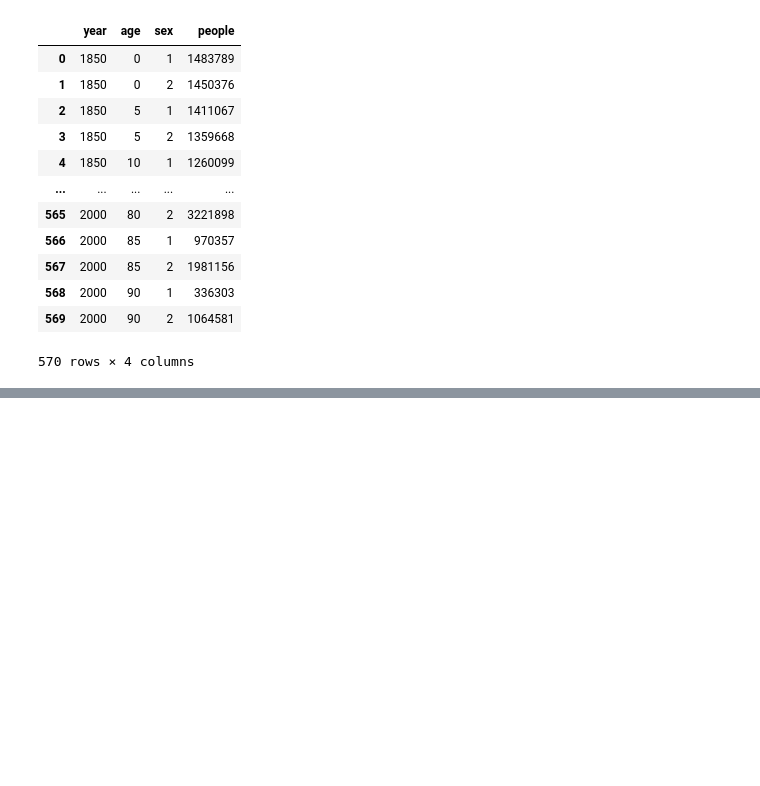
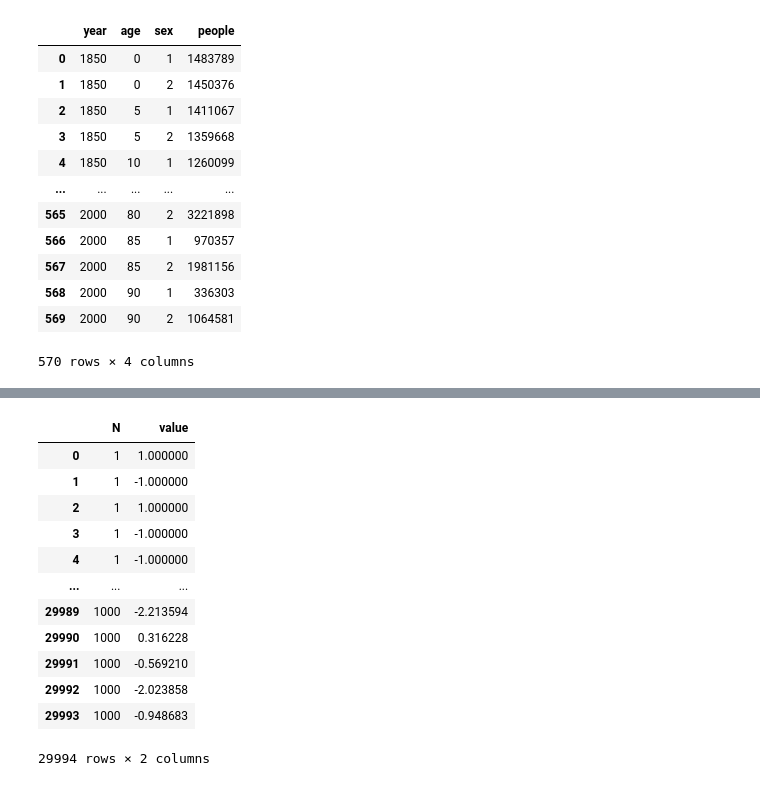
Before and after one commit to mak8427/data_visualization, a Jupyter notebook: problem-sheet-04/exercise04_davide.ipynb, the cells around one changed output, grey strips where cells are left out. Drawn from its saved outputs; the diff is of its cells as text; code cells hidden in the pictures; blank space fills up the shorter version.

```diff
--- a/problem-sheet-04/exercise04_davide.ipynb
+++ b/problem-sheet-04/exercise04_davide.ipynb
@@ -93,0 +97,39 @@ The `scale` parameter has been renamed and will be removed in v0.15.0. Pass `den
+# %%
+import numpy as np
+x = [-1, 1]
+N_s = {1:[], 3:[], 10:[], 30:[], 100:[],1000:[]}
+res = np.random.choice(x, 100000)
+def X(N):
+    x = [-1, 1]
+    xvec = np.random.choice(x, N)
+    res = 1/np.sqrt(N)* np.sum(xvec)
+    return res
+
+for N, v in N_s.items():
+    vals = []
+    for i in range(1,5000):
+        vals.append(X(N))
+    N_s[N] = vals
+
+
+
+rows = [(N, val)
+        for N, vals in N_s.items()
+        for val in vals]
+
+df = pd.DataFrame(rows, columns=['N', 'value'])
+df
+# %% [output]
+|  | N | value |
+| 0 | 1 | 1.000000 |
+| 1 | 1 | -1.000000 |
+| 2 | 1 | 1.000000 |
+| 3 | 1 | -1.000000 |
+| 4 | 1 | -1.000000 |
+| ... | ... | ... |
+| 29989 | 1000 | -2.213594 |
+| 29990 | 1000 | 0.316228 |
+| 29991 | 1000 | -0.569210 |
+| 29992 | 1000 | -2.023858 |
+| 29993 | 1000 | -0.948683 |
+29994 rows × 2 columns
```
Also changed, not shown: parts of 4 cells of this notebook.
